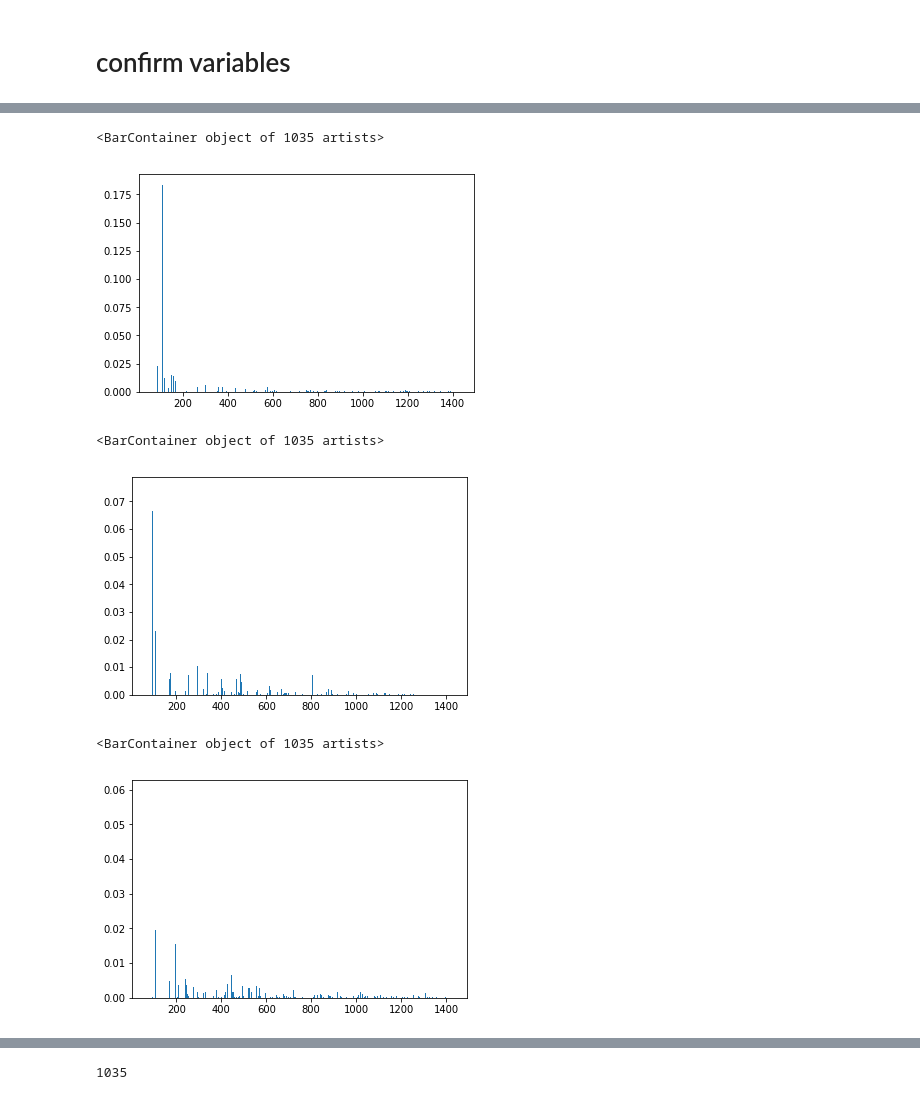
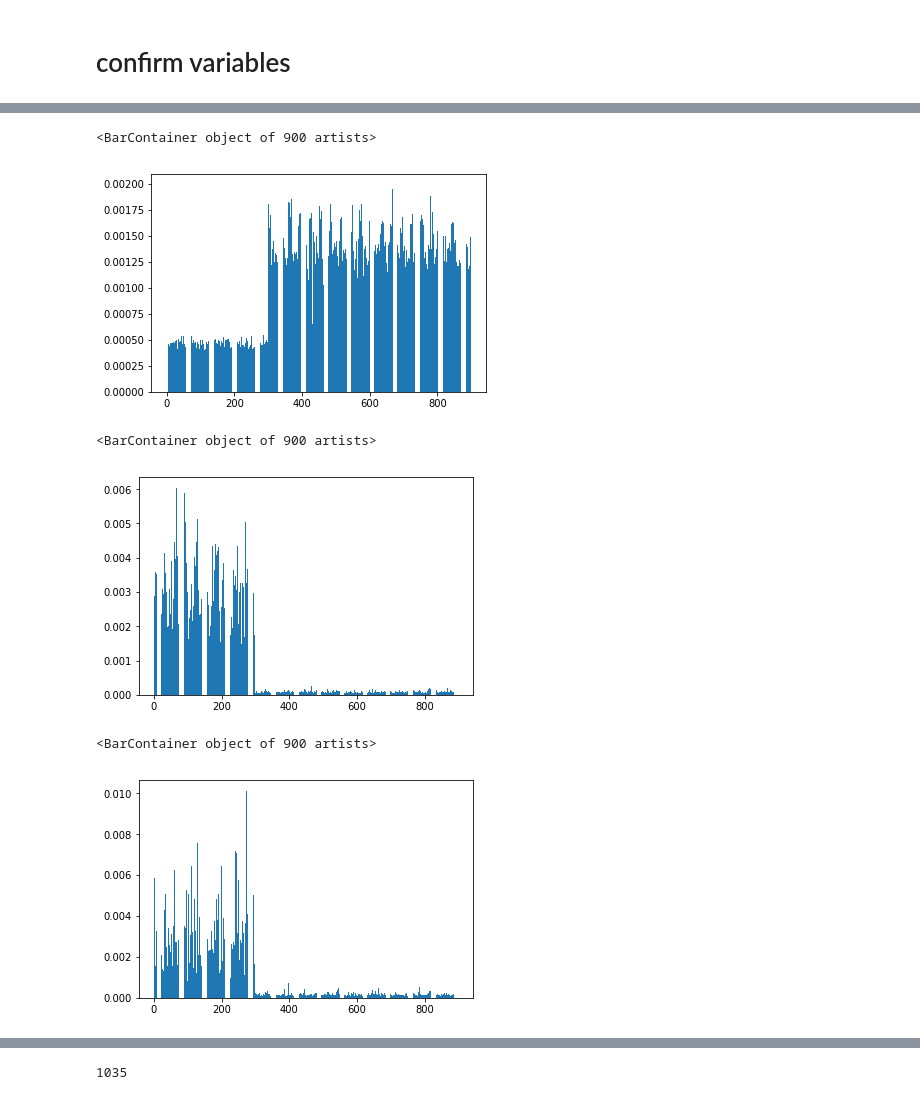
Before and after one commit to numarrsh/tsntm, a Jupyter notebook: SYNTHETIC-TREE-TOPIC-VAE.ipynb, the cells around one changed output, grey strips where cells are left out. Cells and saved outputs as stored; diff of their text form; code cells hidden in the pictures.

```diff
--- a/SYNTHETIC-TREE-TOPIC-VAE.ipynb
+++ b/SYNTHETIC-TREE-TOPIC-VAE.ipynb
@@ -498,0 +642,18 @@ debug_value([topic_embeddings[:, :5]])
+# %%
+_topics_bow, = debug_value([topic_bow], return_value=True)
+
+plt.figure(figsize=(12, 20))
+
+_topic_bow = _topics_bow[0]
+plt.subplot(5,3,2)
+plt.ylim([0, np.max(_topics_bow)])
+plt.bar(bow_idxs, _topic_bow)
+
+for i in range(1, len(topic_idxs)):
+    _topic_bow = _topics_bow[i]
+    plt.subplot(5,3,i+3)
+    plt.ylim([0, np.max(_topics_bow)])
+#     plt.axis('off')
+    plt.bar(bow_idxs, _topic_bow)
+
+plt.show()
@@ -499,18 +735,18 @@ debug_value([topic_embeddings[:, :5]])
 # %%
 _topic_bow, = debug_value([topic_bow], return_value=True)
 # %%
-plt.bar(bow_idxs, topic_bow[0])
+plt.bar(bow_idxs, _topic_bow[0])
 # %% [output]
-<BarContainer object of 1035 artists>
+<BarContainer object of 900 artists>
-[figure, old version]
+[figure, new version]
 # %%
-plt.bar(bow_idxs, topic_bow[1])
+plt.bar(bow_idxs, _topic_bow[1])
 # %% [output]
-<BarContainer object of 1035 artists>
+<BarContainer object of 900 artists>
-[figure, old version]
+[figure, new version]
 # %%
-plt.bar(bow_idxs, topic_bow[2])
+plt.bar(bow_idxs, _topic_bow[2])
 # %% [output]
-<BarContainer object of 1035 artists>
+<BarContainer object of 900 artists>
-[figure, old version]
+[figure, new version]
 # %%
```
Also changed, not shown: parts of 39 cells of this notebook, 10 other files.
